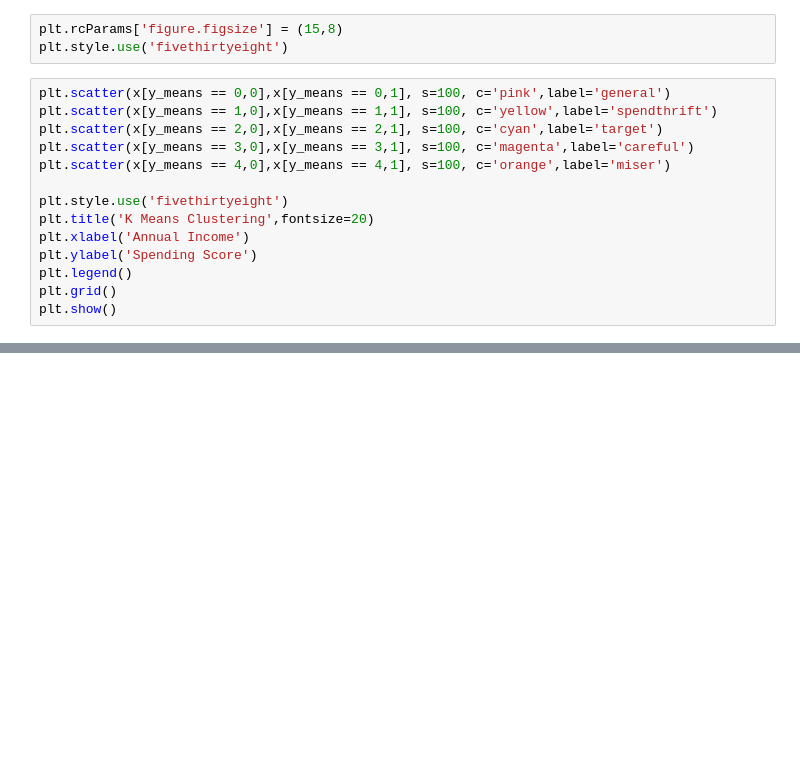
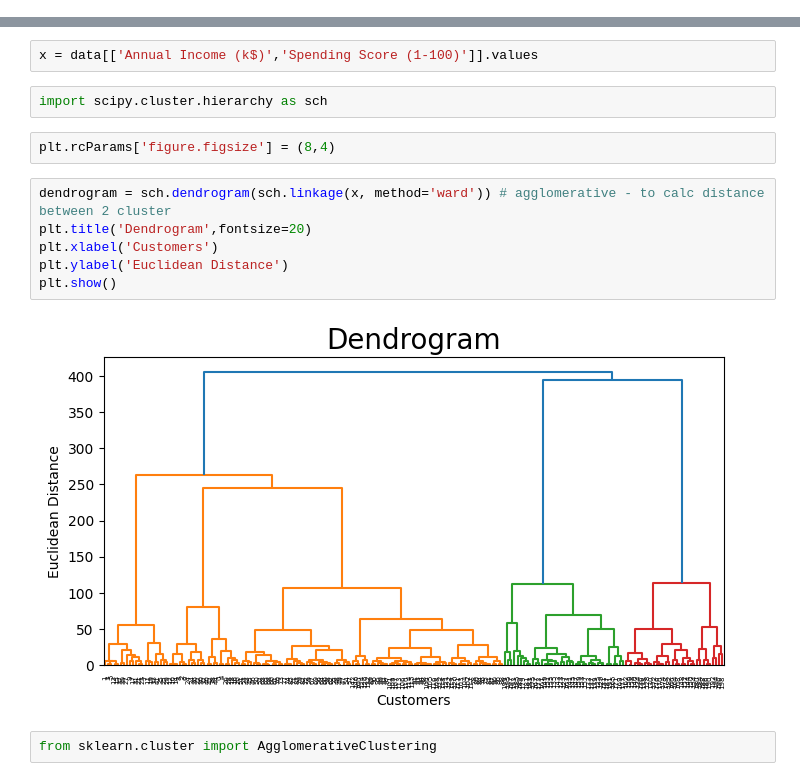
Before and after one commit to dnlsyfq/ml_kmeans, a Jupyter notebook: workbook_mall_segmentation.ipynb, the cells around one changed output, grey strips where cells are left out. Drawn from its saved outputs; the diff is of its cells as text; blank space fills up the shorter version.

```diff
--- a/workbook_mall_segmentation.ipynb
+++ b/workbook_mall_segmentation.ipynb
@@ -53,17 +0,0 @@ y_means = km.fit_predict(x)
-# %%
-plt.rcParams['figure.figsize'] = (15,8)
-plt.style.use('fivethirtyeight')
-# %%
-plt.scatter(x[y_means == 0,0],x[y_means == 0,1], s=100, c='pink',label='general')
-plt.scatter(x[y_means == 1,0],x[y_means == 1,1], s=100, c='yellow',label='spendthrift')
-plt.scatter(x[y_means == 2,0],x[y_means == 2,1], s=100, c='cyan',label='target')
-plt.scatter(x[y_means == 3,0],x[y_means == 3,1], s=100, c='magenta',label='careful')
-plt.scatter(x[y_means == 4,0],x[y_means == 4,1], s=100, c='orange',label='miser')
-
-plt.style.use('fivethirtyeight')
-plt.title('K Means Clustering',fontsize=20)
-plt.xlabel('Annual Income')
-plt.ylabel('Spending Score')
-plt.legend()
-plt.grid()
-plt.show()
@@ -165,0 +16,16 @@ df.rename(columns={0:'Clusters'},inplace=True)
+# %%
+x = data[['Annual Income (k$)','Spending Score (1-100)']].values
+# %%
+import scipy.cluster.hierarchy as sch
+# %%
+plt.rcParams['figure.figsize'] = (8,4)
+# %%
+dendrogram = sch.dendrogram(sch.linkage(x, method='ward')) # agglomerative - to calc distance between 2 cluster
+plt.title('Dendrogram',fontsize=20)
+plt.xlabel('Customers')
+plt.ylabel('Euclidean Distance')
+plt.show()
+# %% [output]
+[figure, added]
+# %%
+from sklearn.cluster import AgglomerativeClustering
```
Also changed, not shown: parts of 33 cells of this notebook.
